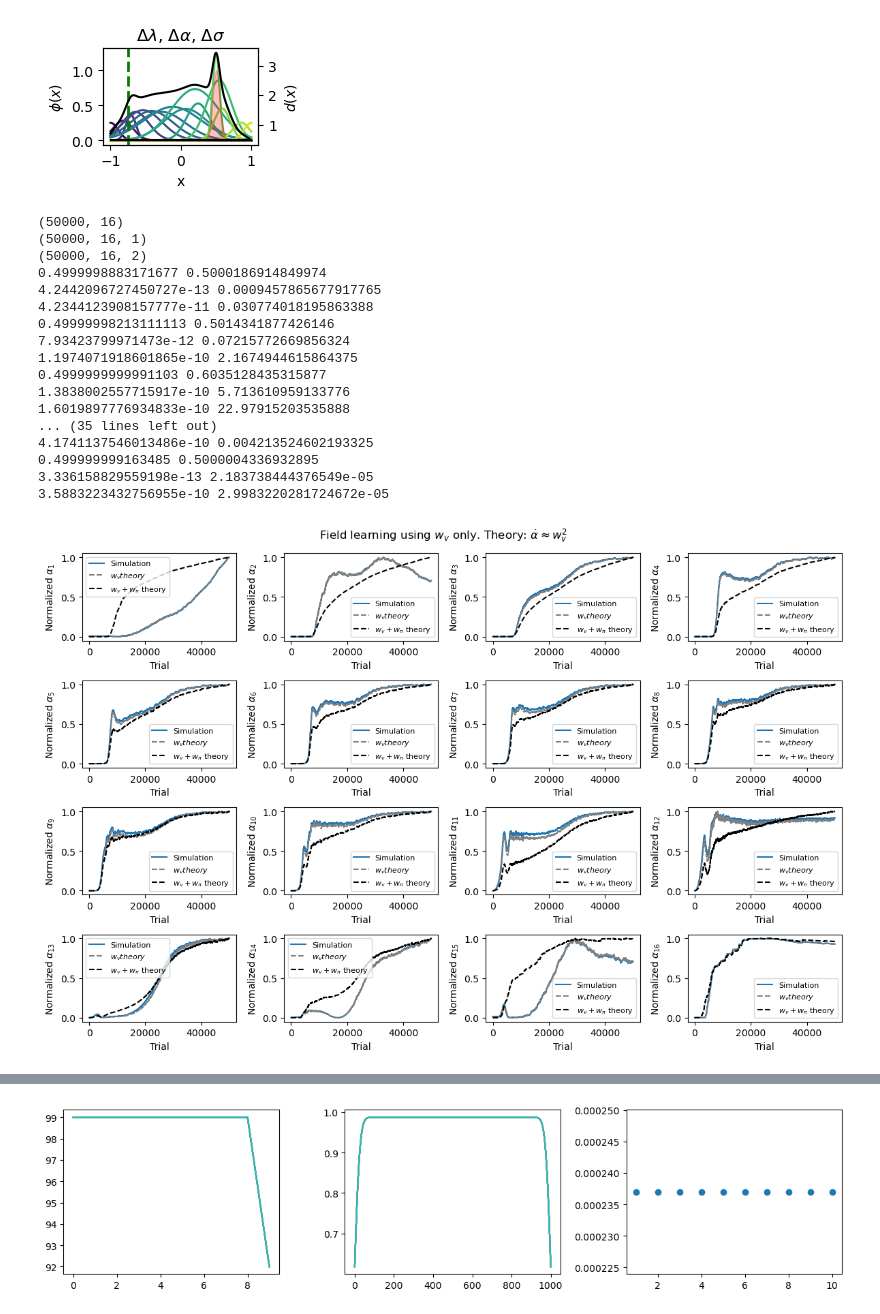
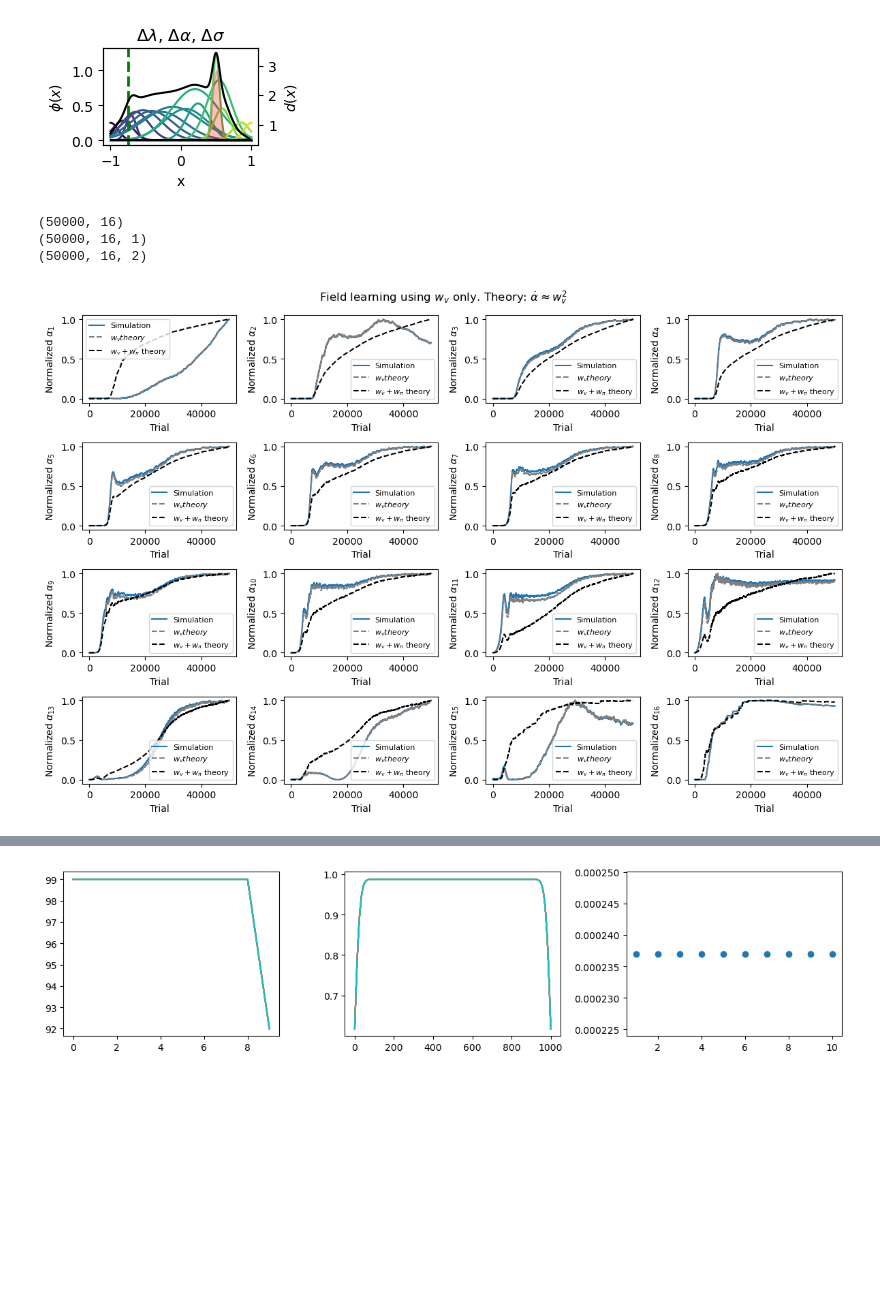
Before and after one commit to mgkumar138/online_pf_learning, a Jupyter notebook: online/1D/analyze_dx.ipynb, the cells around one changed output, grey strips where cells are left out. Cells and saved outputs as stored; diff of their text form; code cells hidden in the pictures; blank space fills up the shorter version.

Commit message:
edit analyze with theory

```diff
--- a/online/1D/analyze_dx.ipynb
+++ b/online/1D/analyze_dx.ipynb
@@ -172,49 +172,36 @@ print(policys.shape)
 trial_max = 50000
 f,ax = plt.subplots(4,4, figsize=(12,8))
 f.suptitle('Field learning using $w_v$ only. Theory: $\dot\\alpha \\approx w_v^2$')
 ax = ax.flatten()
 for n in np.arange(16):
     sim = normalize_values(alphas[:trial_max,n])
     half_theory = normalize_values((values[:trial_max,n,0]**2))
-    theory = normalize_values((values[:trial_max,n,0]**2 + policys[:trial_max,n,0]**2))
+    theory = normalize_values((values[:trial_max,n,0]**2 + np.sum(policys[:trial_max,n]**2,axis=1)))
+
     ax[n].plot(np.arange(trial_max), sim)
     ax[n].plot(np.arange(trial_max), half_theory, linestyle='--',color='gray')
     ax[n].plot(np.arange(trial_max), theory, linestyle='--',color='k')
 
     ax[n].plot([],[],label='Simulation',color='tab:blue')
     ax[n].plot([],[],linestyle='--', label='$w_v theory$',color='gray')
     ax[n].plot([],[], linestyle='--',label='$w_v + w_\pi$ theory',color='k')
 
     # diff = abs(sim-theory)
     # plt.plot(np.arange(trial_max), diff)
     i = n+1
     ax[n].set_ylabel(f'Normalized $\\alpha_{{{i}}}$')
     ax[n].set_xlabel('Trial')
     ax[n].legend(fontsize=8)
 
 f.tight_layout()
 # ax = plt.twinx()
 # ax.plot(np.arange(trial_max), moving_average(latencys,100)[:trial_max], color='tab:orange')
 # ax.set_ylabel('Latency')
 # %% [output]
 (50000, 16)
 (50000, 16, 1)
 (50000, 16, 2)
-0.4999998883171677 0.5000186914849974
-4.2442096727450727e-13 0.0009457865677917765
-4.2344123908157777e-11 0.030774018195863388
-0.49999998213111113 0.5014341877426146
-7.93423799971473e-12 0.07215772669856324
-1.1974071918601865e-10 2.1674944615864375
-0.4999999999991103 0.6035128435315877
-1.3838002557715917e-10 5.713610959133776
-1.6019897776934833e-10 22.97915203535888
-... (35 lines left out)
-4.1741137546013486e-10 0.004213524602193325
-0.499999999163485 0.5000004336932895
-3.336158829559198e-13 2.183738444376549e-05
-3.5883223432756955e-10 2.9983220281724672e-05
-[figure, old version]
+[figure, new version]
 # %%
 # theory vs simulation
 llr = 0.0001
```
Also changed, not shown: parts of 1 cell of this notebook, 8 other files.
